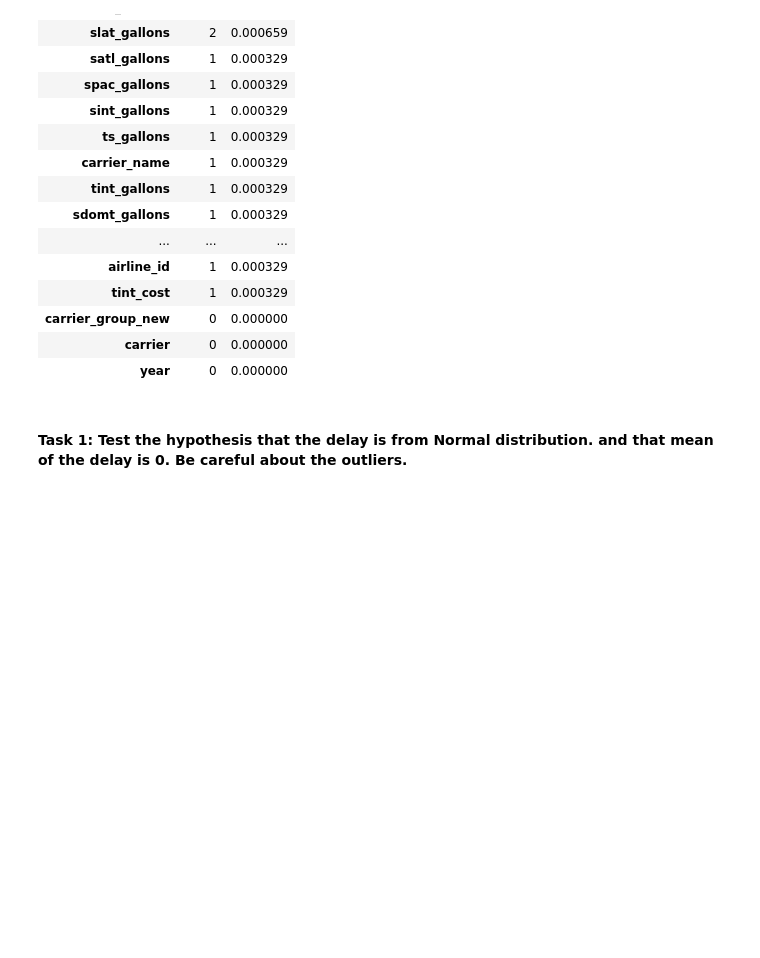
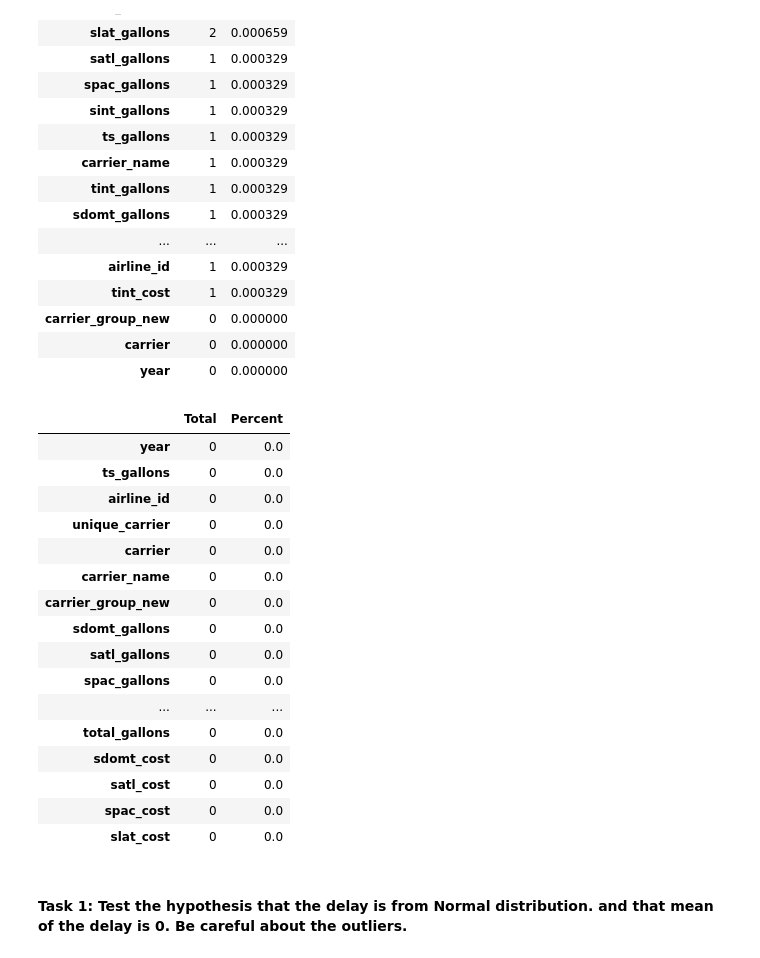
Before and after one commit to CamStevens15/Flight_Prediction_project, a Jupyter notebook: exploratory_analysis.ipynb, the cells around one changed output. Cells and saved outputs as stored; diff of their text form; code cells hidden in the pictures; blank space fills up the shorter version.

```diff
--- a/exploratory_analysis.ipynb
+++ b/exploratory_analysis.ipynb
@@ -160,4 +227,5 @@ missing_data_passengers.head(20)
 
 df_fuel_comsumption = pd.read_csv (r'/Users/cameronstevens/Documents/Midterm_project/fuel_comsumption.csv')
 #prints full fuel consumption dataframe will all columns
-df_fuel_comsumption.head()
+df_fuel_comsumption = df_fuel_comsumption.dropna()
+#df_fuel_comsumption.head()
@@ -193,6 +253,33 @@ missing_fuel_comsumption.head(20)
 | carrier_group_new | 0 | 0.000000 |
 | carrier | 0 | 0.000000 |
 | year | 0 | 0.000000 |
+# %%
+df_fuel_comsumption = df_fuel_comsumption.dropna()
+#df_fuel_comsumption.head()
+# %%
+#to show missing values have been removed from data fuel consumption dataframe
+total_fuel_comsumption = df_fuel_comsumption.isnull().sum().sort_values(ascending=False)
+percent_fuel_comsumption = (df_fuel_comsumption.isnull().sum()/df_fuel_comsumption.isnull().count()).sort_values(ascending=False)
+missing_fuel_comsumption = pd.concat([total_fuel_comsumption, percent_fuel_comsumption], axis=1, keys=['Total', 'Percent'])
+missing_fuel_comsumption.head(20)
+# %% [output]
+|  | Total | Percent |
+| year | 0 | 0.0 |
+| ts_gallons | 0 | 0.0 |
+| airline_id | 0 | 0.0 |
+| unique_carrier | 0 | 0.0 |
+| carrier | 0 | 0.0 |
+| carrier_name | 0 | 0.0 |
+| carrier_group_new | 0 | 0.0 |
+| sdomt_gallons | 0 | 0.0 |
+| satl_gallons | 0 | 0.0 |
+| spac_gallons | 0 | 0.0 |
+| ... | ... | ... |
+| total_gallons | 0 | 0.0 |
+| sdomt_cost | 0 | 0.0 |
+| satl_cost | 0 | 0.0 |
+| spac_cost | 0 | 0.0 |
+| slat_cost | 0 | 0.0 |
 # %% [markdown]
 #### **Task 1**: Test the hypothesis that the delay is from Normal distribution. and that **mean** of the delay is 0. Be careful about the outliers.
 # %% [markdown]
```
Also changed, not shown: parts of 10 cells of this notebook.
